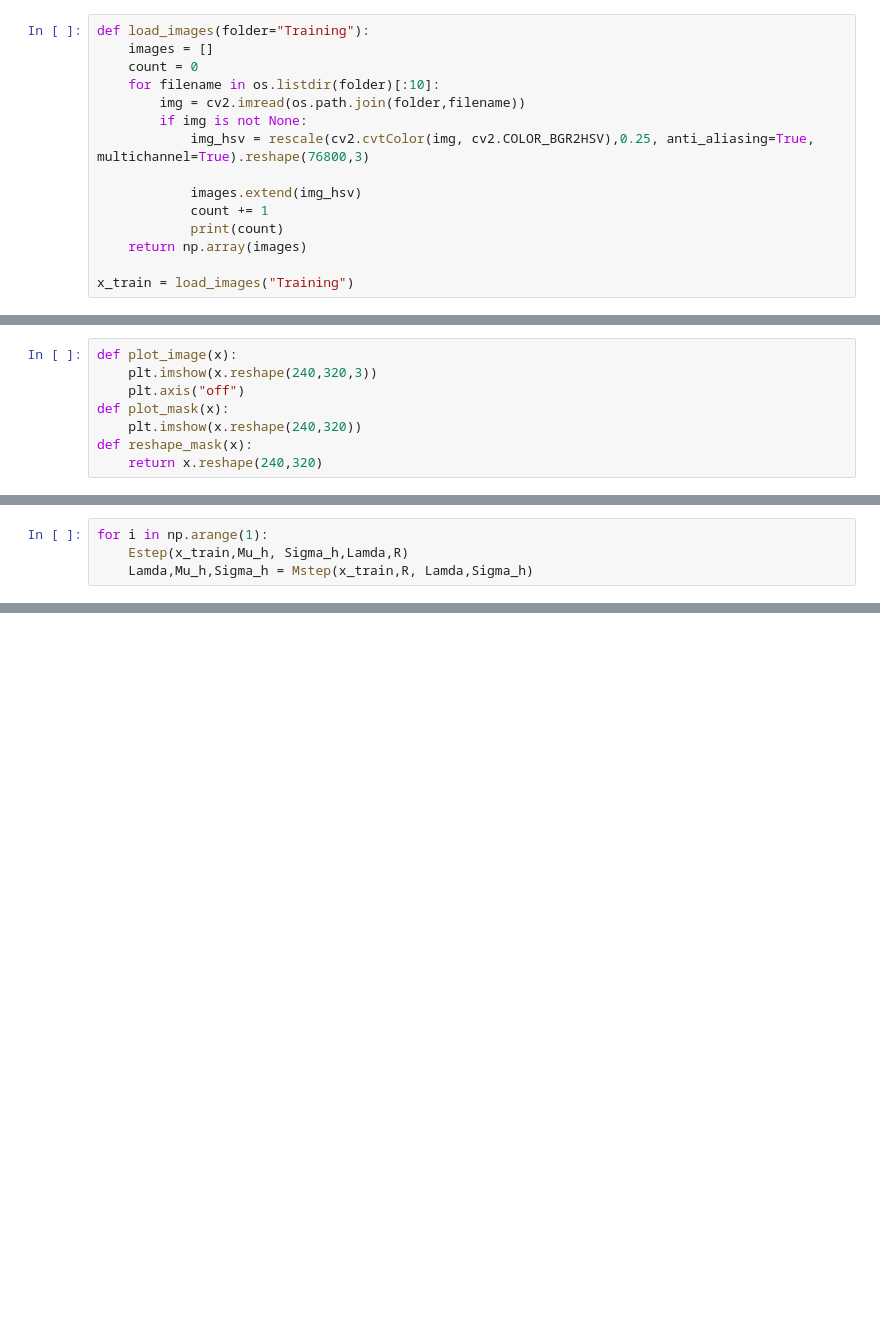
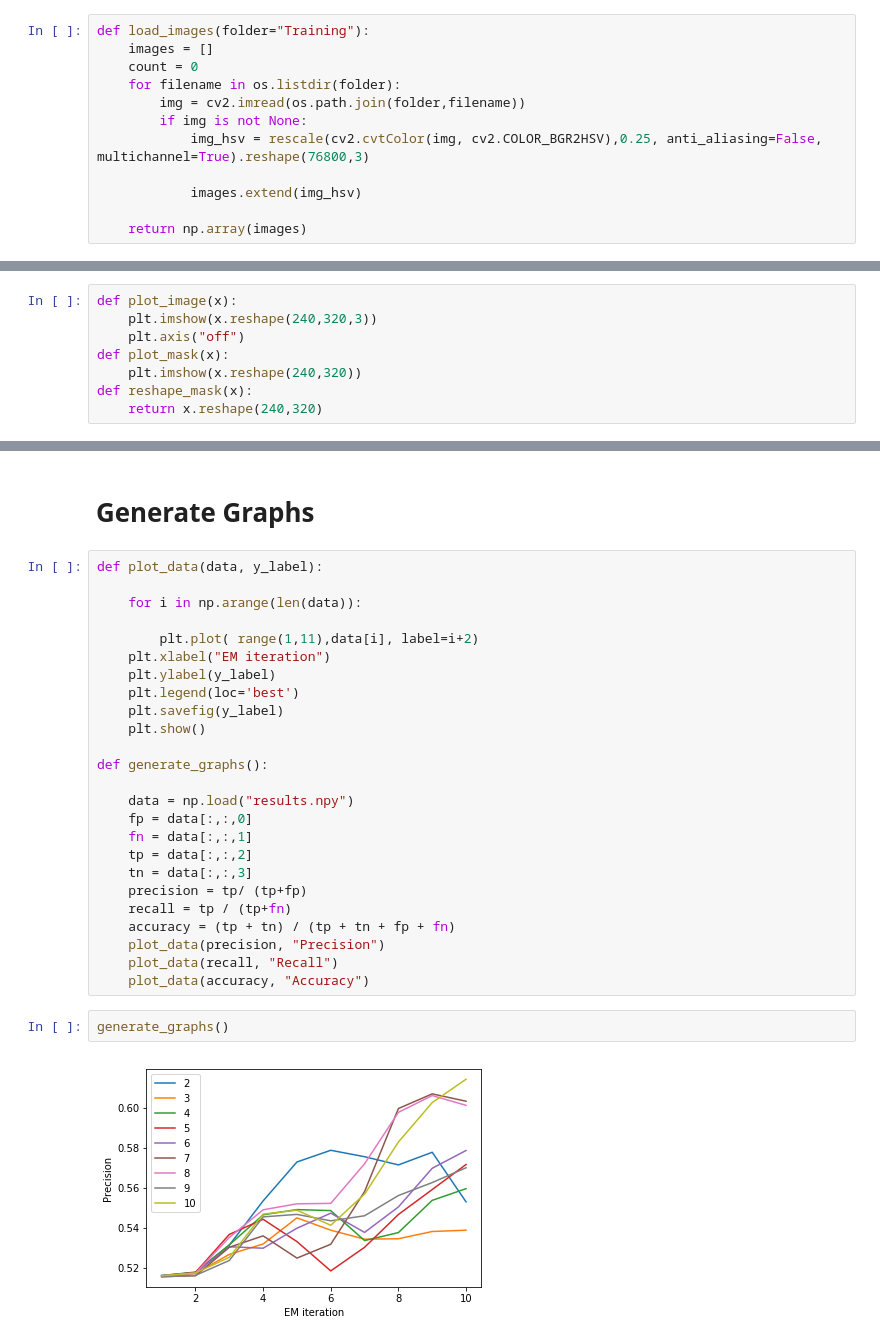
Before and after one commit to KenanKarav/GaussianMixtureModel, a Jupyter notebook: GaussianMixtureModel.ipynb, the cells around one changed output, grey strips where cells are left out. Cells and saved outputs as stored; diff of their text form; blank space fills up the shorter version.

```diff
--- a/GaussianMixtureModel.ipynb
+++ b/GaussianMixtureModel.ipynb
@@ -13,14 +13,11 @@ Starting Imports
 def load_images(folder="Training"):
     images = []
     count = 0
-    for filename in os.listdir(folder)[:10]:
+    for filename in os.listdir(folder):
         img = cv2.imread(os.path.join(folder,filename))
         if img is not None:
-            img_hsv = rescale(cv2.cvtColor(img, cv2.COLOR_BGR2HSV),0.25, anti_aliasing=True, multichannel=True).reshape(76800,3)
+            img_hsv = rescale(cv2.cvtColor(img, cv2.COLOR_BGR2HSV),0.25, anti_aliasing=False, multichannel=True).reshape(76800,3)
 
             images.extend(img_hsv)
-            count += 1
-            print(count)
+
     return np.array(images)
-
-x_train = load_images("Training")
@@ -174,4 +116,0 @@ Starting M-step
-# %%
-for i in np.arange(1):
-    Estep(x_train,Mu_h, Sigma_h,Lamda,R)
-    Lamda,Mu_h,Sigma_h = Mstep(x_train,R, Lamda,Sigma_h)
@@ -239,0 +182,31 @@ print(np.sum(TN))
+# %% [markdown]
+# Generate Graphs
+# %%
+def plot_data(data, y_label):
+
+    for i in np.arange(len(data)):
+
+        plt.plot( range(1,11),data[i], label=i+2)
+    plt.xlabel("EM iteration")
+    plt.ylabel(y_label)
+    plt.legend(loc='best')
+    plt.savefig(y_label)
+    plt.show()
+
+def generate_graphs():
+
+    data = np.load("results.npy")
+    fp = data[:,:,0]
+    fn = data[:,:,1]
+    tp = data[:,:,2]
+    tn = data[:,:,3]
+    precision = tp/ (tp+fp)
+    recall = tp / (tp+fn)
+    accuracy = (tp + tn) / (tp + tn + fp + fn)
+    plot_data(precision, "Precision")
+    plot_data(recall, "Recall")
+    plot_data(accuracy, "Accuracy")
+# %%
+generate_graphs()
+# %% [output]
+[figure, added]
```
Also changed, not shown: parts of 26 cells of this notebook, 43 other files.
